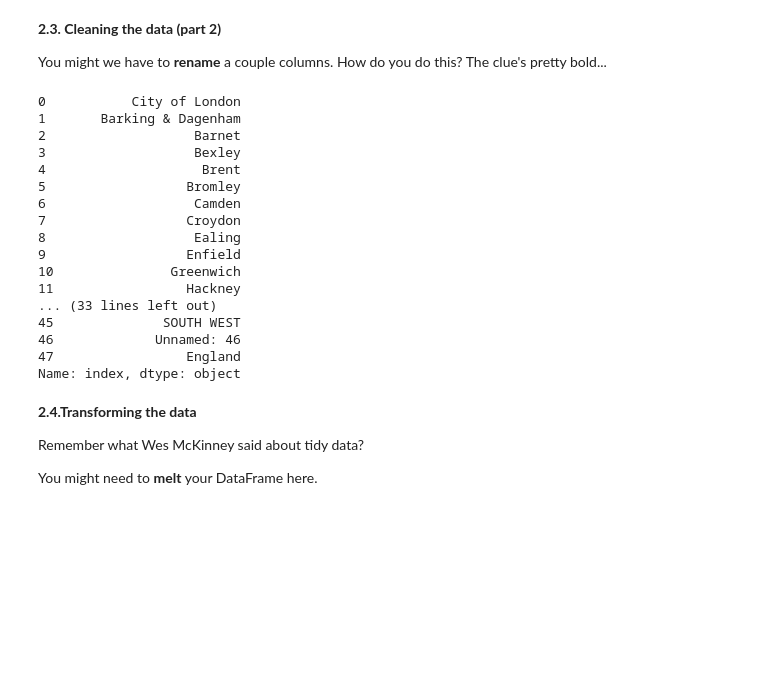
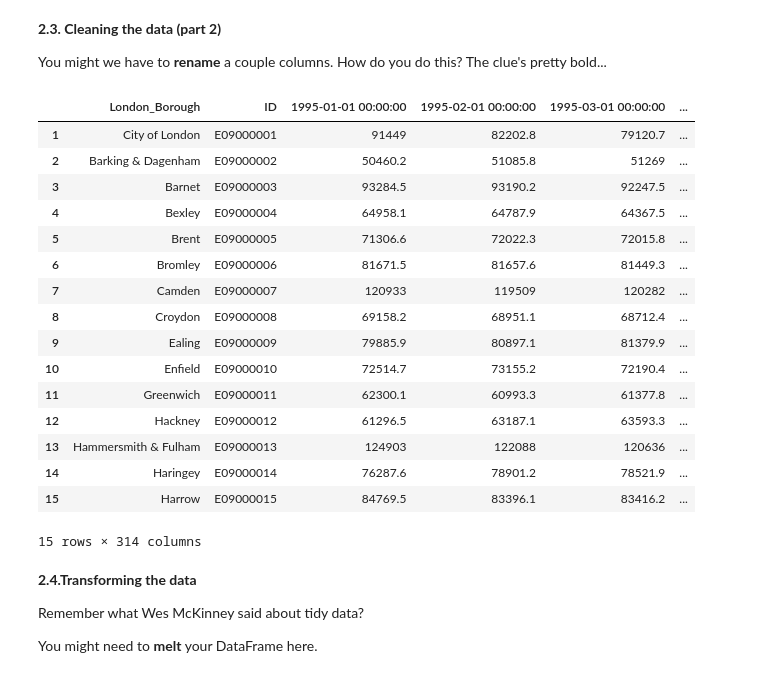
Before and after one commit to AaronCarney/Springboard_A, a Jupyter notebook: Unit4Tier3.ipynb, the cells around one changed output. Cells and saved outputs as stored; diff of their text form; code cells hidden in the pictures; blank space fills up the shorter version.

```diff
--- a/Unit4Tier3.ipynb
+++ b/Unit4Tier3.ipynb
@@ -143,28 +153,27 @@ properties_TI.head(10)
 
 You might we have to **rename** a couple columns. How do you do this? The clue's pretty bold...
 # %%
-properties_TI['index']
 # Required looking for clues in the lower level one here
 properties_TIR = properties_TI.rename(columns = {'Unnamed: 0':'London_Borough', pd.NaT: 'ID'})
-properties_TI['index']
+properties_TIR.head(15)
 # %% [output]
+|  | London_Borough | ID | 1995-01-01 00:00:00 | 1995-02-01 00:00:00 | 1995-03-01 00:00:00 | ... |
+| 1 | City of London | E09000001 | 91449 | 82202.8 | 79120.7 | ... |
+| 2 | Barking & Dagenham | E09000002 | 50460.2 | 51085.8 | 51269 | ... |
+| 3 | Barnet | E09000003 | 93284.5 | 93190.2 | 92247.5 | ... |
+| 4 | Bexley | E09000004 | 64958.1 | 64787.9 | 64367.5 | ... |
+| 5 | Brent | E09000005 | 71306.6 | 72022.3 | 72015.8 | ... |
+| 6 | Bromley | E09000006 | 81671.5 | 81657.6 | 81449.3 | ... |
+| 7 | Camden | E09000007 | 120933 | 119509 | 120282 | ... |
+| 8 | Croydon | E09000008 | 69158.2 | 68951.1 | 68712.4 | ... |
+| 9 | Ealing | E09000009 | 79885.9 | 80897.1 | 81379.9 | ... |
+| 10 | Enfield | E09000010 | 72514.7 | 73155.2 | 72190.4 | ... |
+| 11 | Greenwich | E09000011 | 62300.1 | 60993.3 | 61377.8 | ... |
+| 12 | Hackney | E09000012 | 61296.5 | 63187.1 | 63593.3 | ... |
+| 13 | Hammersmith & Fulham | E09000013 | 124903 | 122088 | 120636 | ... |
+| 14 | Haringey | E09000014 | 76287.6 | 78901.2 | 78521.9 | ... |
+| 15 | Harrow | E09000015 | 84769.5 | 83396.1 | 83416.2 | ... |
-0           City of London
-1       Barking & Dagenham
-2                   Barnet
-3                   Bexley
-4                    Brent
-5                  Bromley
-6                   Camden
-7                  Croydon
-8                   Ealing
-9                  Enfield
-10               Greenwich
-11                 Hackney
-... (33 lines left out)
-45              SOUTH WEST
-46             Unnamed: 46
-47                 England
-Name: index, dtype: object
+15 rows × 314 columns
 # %% [markdown]
 **2.4.Transforming the data**
 
```
Also changed, not shown: parts of 8 cells of this notebook.
